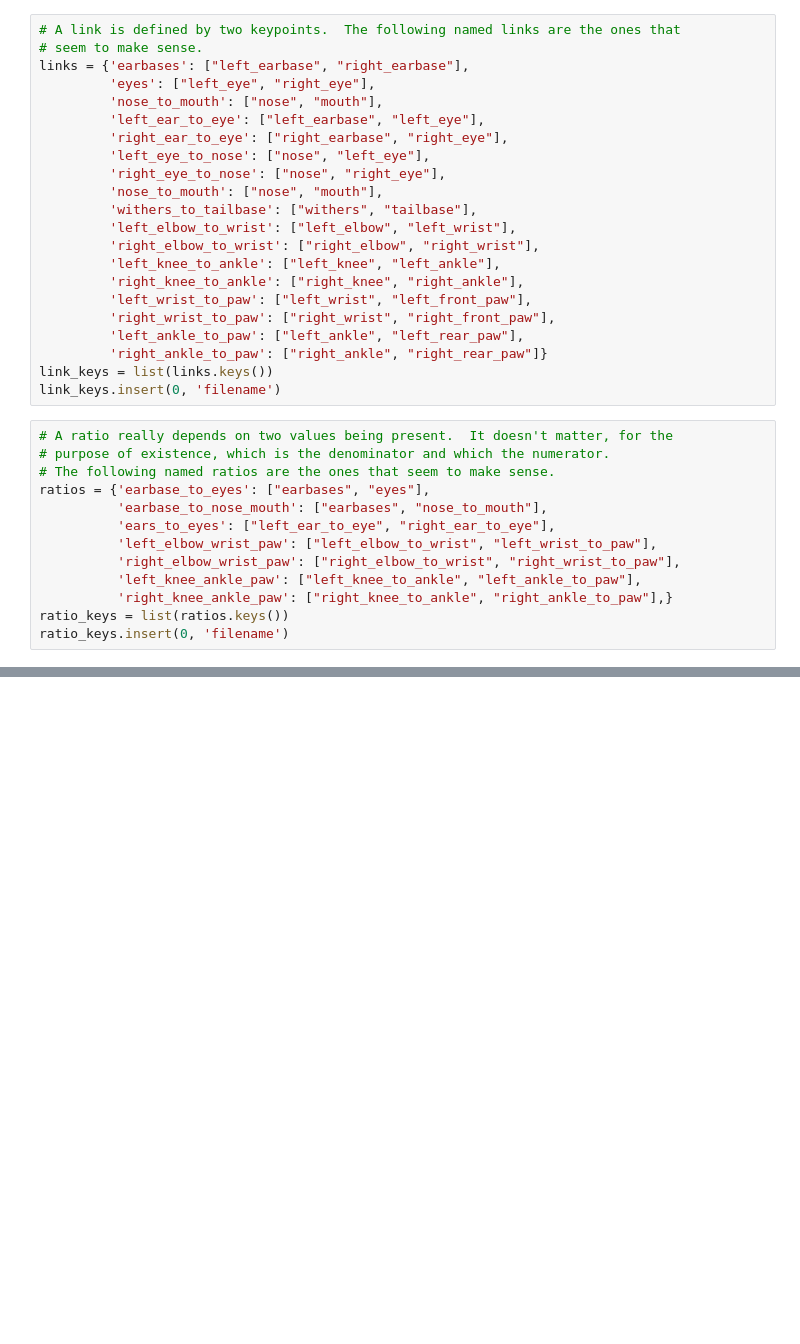
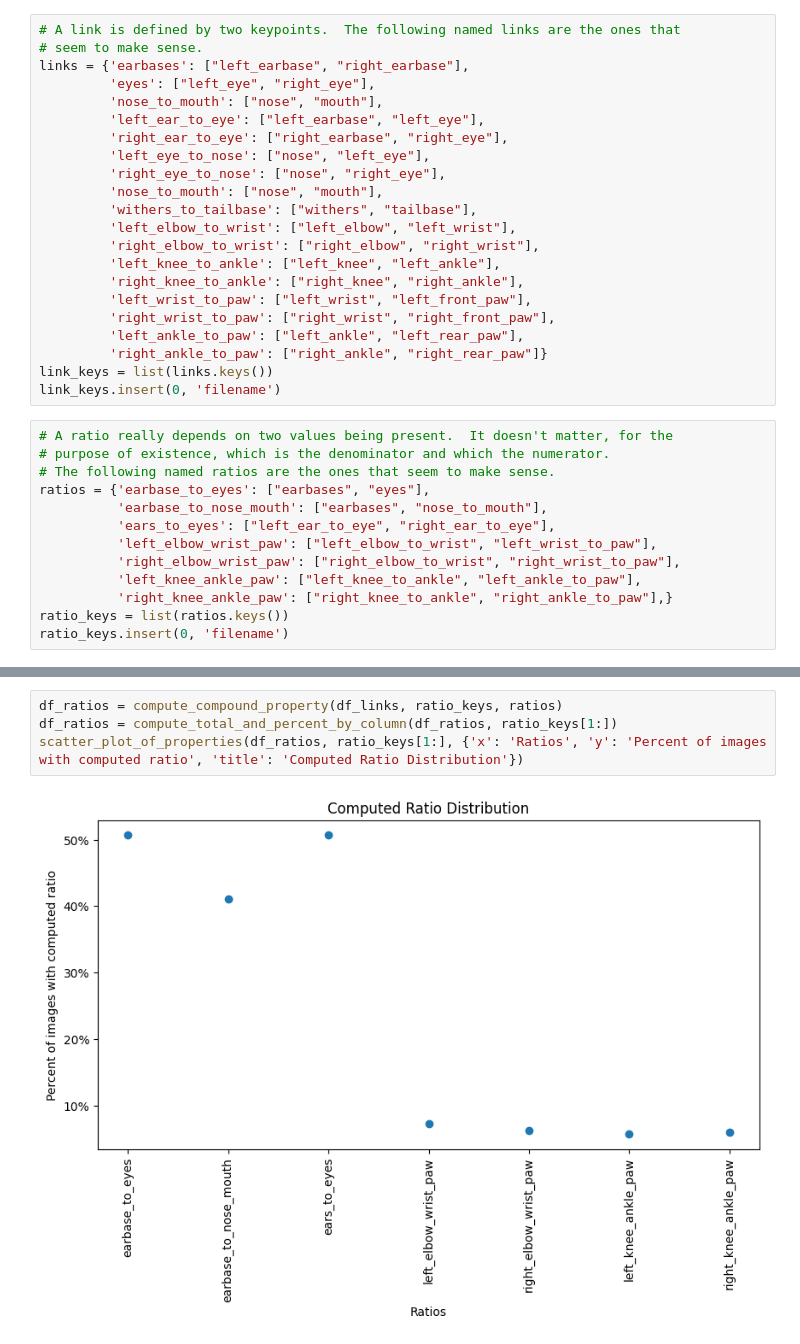
Before and after one commit to pcashman21/feral-cat-census, a Jupyter notebook: analyze_keypoint_distribution.ipynb, the cells around one changed output, grey strips where cells are left out. Cells and saved outputs as stored; diff of their text form; blank space fills up the shorter version.

```diff
--- a/analyze_keypoint_distribution.ipynb
+++ b/analyze_keypoint_distribution.ipynb
@@ -341,0 +230,6 @@ plt.show()
+# %%
+df_ratios = compute_compound_property(df_links, ratio_keys, ratios)
+df_ratios = compute_total_and_percent_by_column(df_ratios, ratio_keys[1:])
+scatter_plot_of_properties(df_ratios, ratio_keys[1:], {'x': 'Ratios', 'y': 'Percent of images with computed ratio', 'title': 'Computed Ratio Distribution'})
+# %% [output]
+[figure, added]
```
Also changed, not shown: parts of 14 cells of this notebook.
